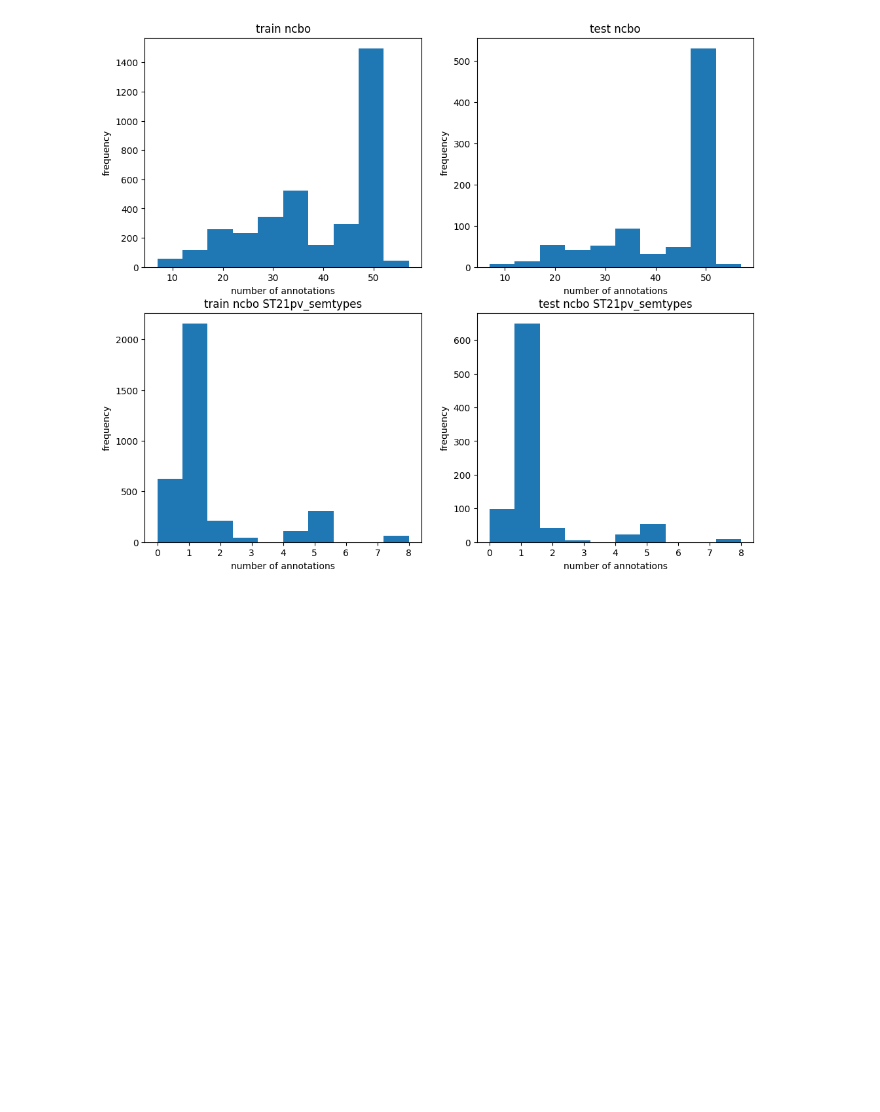
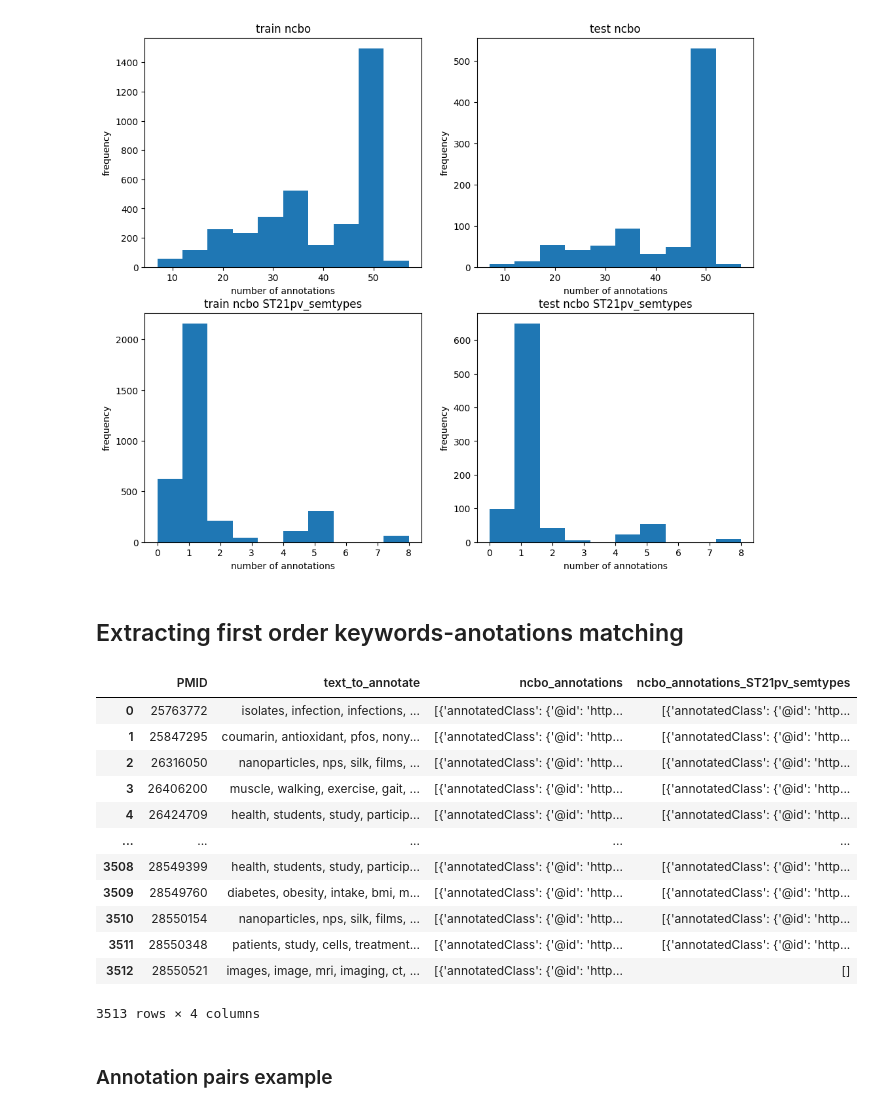
Before and after one commit to hadaszm/NLP, a Jupyter notebook: nbco_tagger/ncbo_tagger.ipynb, the cells around one changed output. Cells and saved outputs as stored; diff of their text form; code cells hidden in the pictures; blank space fills up the shorter version.

```diff
--- a/nbco_tagger/ncbo_tagger.ipynb
+++ b/nbco_tagger/ncbo_tagger.ipynb
@@ -171,3 +170,24 @@ plot_hist(axes[1,0], train_number_of_ncbo_annotations_ST21pv_semtypes, "number o
 plot_hist(axes[1,1], test_number_of_ncbo_annotations_ST21pv_semtypes, "number of annotations", "frequency", "test ncbo ST21pv_semtypes")
 # %% [output]
 [figure]
+# %% [markdown]
+## Extracting first order keywords-anotations matching
+# %%
+train_data = transform_strings_to_arrays(pd.read_csv('../results/bertopic_ncbo/bertopic_ncbo_nostopwords_data_2022-11-24_18-38-08_train.csv', index_col=0), col_names=['ncbo_annotations', 'ncbo_annotations_ST21pv_semtypes'])
+test_data = transform_strings_to_arrays(pd.read_csv('../results/bertopic_ncbo/bertopic_ncbo_nostopwords_data_2022-11-24_18-38-08_test.csv', index_col=0), col_names=['ncbo_annotations', 'ncbo_annotations_ST21pv_semtypes'])
+# %%
+train_data
+# %% [output]
+|  | PMID | text_to_annotate | ncbo_annotations | ncbo_annotations_ST21pv_semtypes |
+| 0 | 25763772 | isolates, infection, infections, ... | [{'annotatedClass': {'@id': 'http... | [{'annotatedClass': {'@id': 'http... |
+| 1 | 25847295 | coumarin, antioxidant, pfos, nony... | [{'annotatedClass': {'@id': 'http... | [{'annotatedClass': {'@id': 'http... |
+| 2 | 26316050 | nanoparticles, nps, silk, films, ... | [{'annotatedClass': {'@id': 'http... | [{'annotatedClass': {'@id': 'http... |
+| 3 | 26406200 | muscle, walking, exercise, gait, ... | [{'annotatedClass': {'@id': 'http... | [{'annotatedClass': {'@id': 'http... |
+| 4 | 26424709 | health, students, study, particip... | [{'annotatedClass': {'@id': 'http... | [{'annotatedClass': {'@id': 'http... |
+| ... | ... | ... | ... | ... |
+| 3508 | 28549399 | health, students, study, particip... | [{'annotatedClass': {'@id': 'http... | [{'annotatedClass': {'@id': 'http... |
+| 3509 | 28549760 | diabetes, obesity, intake, bmi, m... | [{'annotatedClass': {'@id': 'http... | [{'annotatedClass': {'@id': 'http... |
+| 3510 | 28550154 | nanoparticles, nps, silk, films, ... | [{'annotatedClass': {'@id': 'http... | [{'annotatedClass': {'@id': 'http... |
+| 3511 | 28550348 | patients, study, cells, treatment... | [{'annotatedClass': {'@id': 'http... | [{'annotatedClass': {'@id': 'http... |
+| 3512 | 28550521 | images, image, mri, imaging, ct, ... | [{'annotatedClass': {'@id': 'http... | [] |
+3513 rows × 4 columns
@@ -173,0 +234,2 @@ plot_hist(axes[1,1], test_number_of_ncbo_annotations_ST21pv_semtypes, "number of
+# %% [markdown]
+### Annotation pairs example
```
Also changed, not shown: parts of 6 cells of this notebook, 3 other files.
